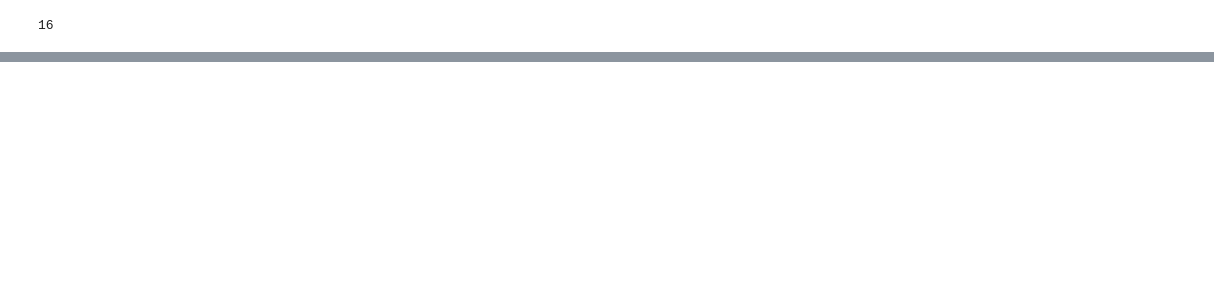
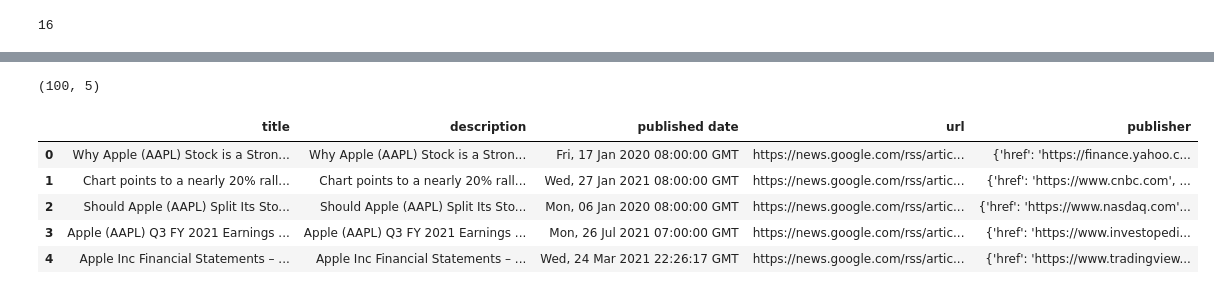
Before and after one commit to ajiteshsi/test_2, a Jupyter notebook: Sentiment.ipynb, the cells around one changed output, grey strips where cells are left out. Saved outputs shown, nothing was run; the diff lists cells and outputs as text; code cells hidden in the pictures; blank space fills up the shorter version.

```diff
--- a/Sentiment.ipynb
+++ b/Sentiment.ipynb
@@ -169,0 +169,17 @@ plt.show()
+# %%
+google_news = GNews(start_date=(2019,11,4), end_date=(2022,11,2))
+results = google_news.get_news('AAPL')
+
+news_df = pd.DataFrame(results)
+news_df.shape
+# %% [output]
+(100, 5)
+# %%
+news_df.head()
+# %% [output]
+|  | title | description | published date | url | publisher |
+| 0 | Why Apple (AAPL) Stock is a Stron... | Why Apple (AAPL) Stock is a Stron... | Fri, 17 Jan 2020 08:00:00 GMT | https://news.google.com/rss/artic... | {'href': 'https://finance.yahoo.c... |
+| 1 | Chart points to a nearly 20% rall... | Chart points to a nearly 20% rall... | Wed, 27 Jan 2021 08:00:00 GMT | https://news.google.com/rss/artic... | {'href': 'https://www.cnbc.com', ... |
+| 2 | Should Apple (AAPL) Split Its Sto... | Should Apple (AAPL) Split Its Sto... | Mon, 06 Jan 2020 08:00:00 GMT | https://news.google.com/rss/artic... | {'href': 'https://www.nasdaq.com'... |
+| 3 | Apple (AAPL) Q3 FY 2021 Earnings ... | Apple (AAPL) Q3 FY 2021 Earnings ... | Mon, 26 Jul 2021 07:00:00 GMT | https://news.google.com/rss/artic... | {'href': 'https://www.investopedi... |
+| 4 | Apple Inc Financial Statements – ... | Apple Inc Financial Statements – ... | Wed, 24 Mar 2021 22:26:17 GMT | https://news.google.com/rss/artic... | {'href': 'https://www.tradingview... |
```
Also changed, not shown: parts of 9 cells of this notebook.
